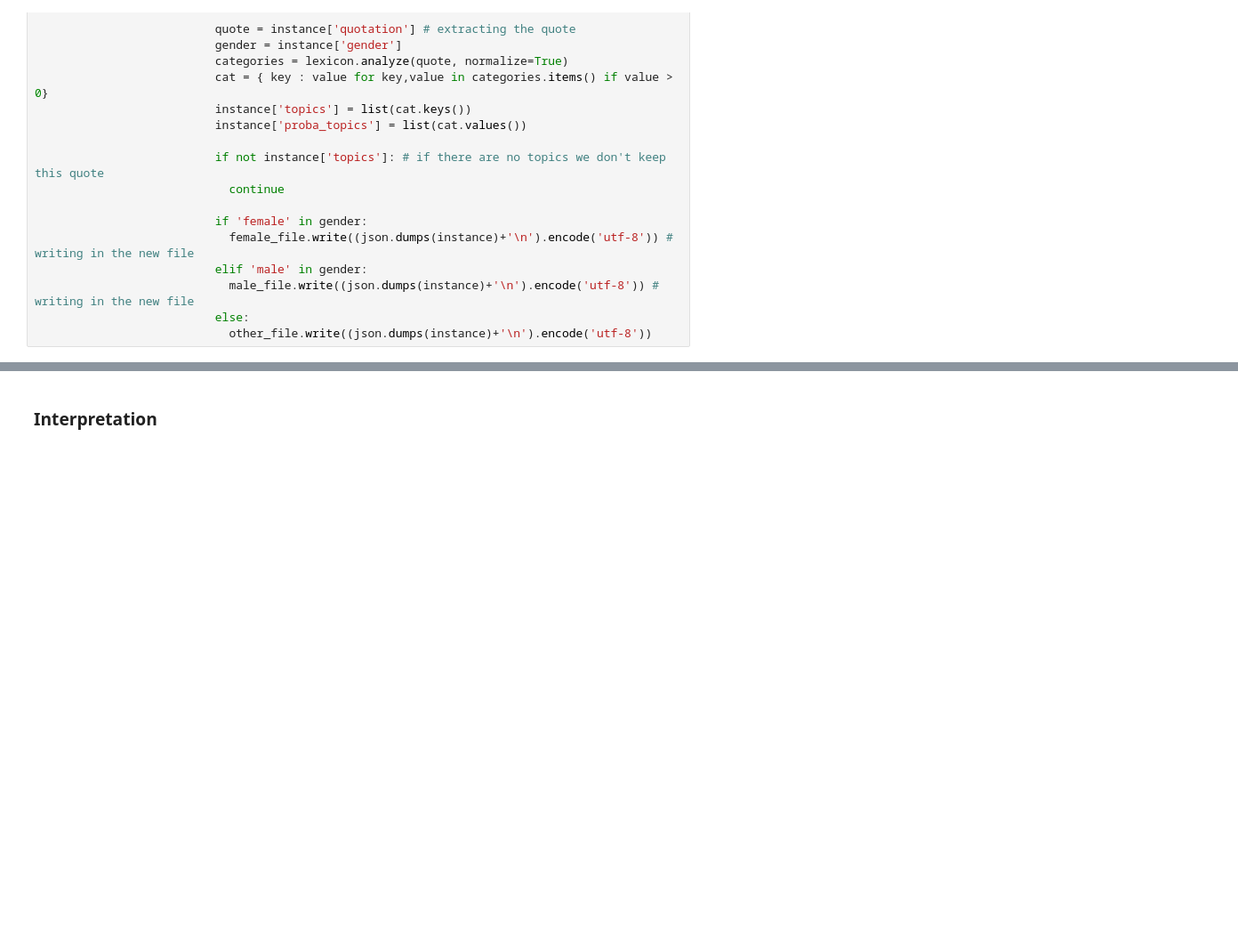
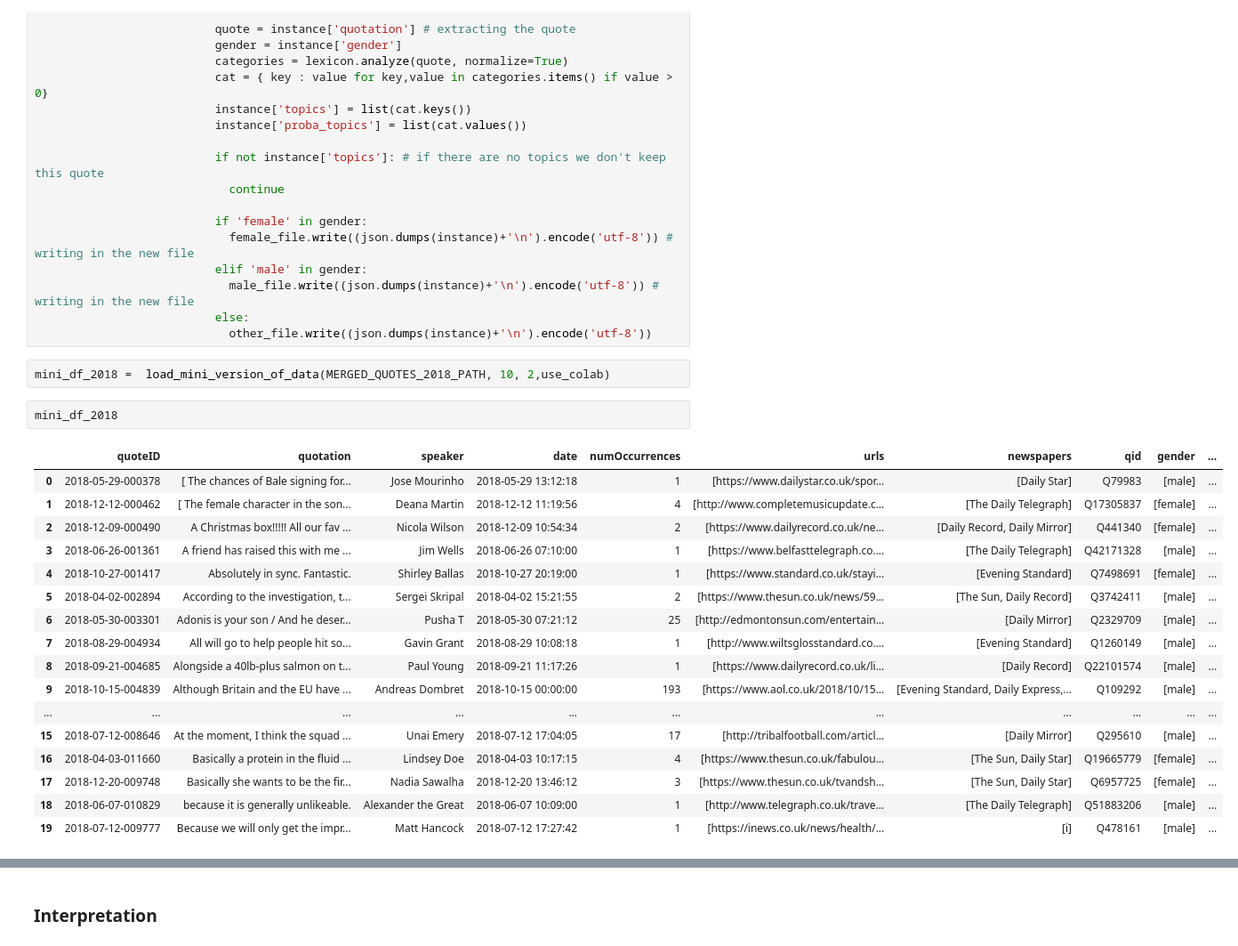
Before and after one commit to epfl-ada/ada-2021-project-palomamo, a Jupyter notebook: gender_topics.ipynb, the cells around one changed output, grey strips where cells are left out. Shown: that part at 89% size. Cells and saved outputs as stored; diff of their text form; blank space fills up the shorter version.

```diff
--- a/gender_topics.ipynb
+++ b/gender_topics.ipynb
@@ -135,3 +117,25 @@ def add_topics(path_in, path_males, path_females, path_others):
                             male_file.write((json.dumps(instance)+'\n').encode('utf-8')) # writing in the new file
                           else:
                             other_file.write((json.dumps(instance)+'\n').encode('utf-8'))
+# %%
+mini_df_2018 =  load_mini_version_of_data(MERGED_QUOTES_2018_PATH, 10, 2,use_colab)
+# %%
+mini_df_2018
+# %% [output]
+|  | quoteID | quotation | speaker | date | numOccurrences | urls | newspapers | qid | gender | ... |
+| 0 | 2018-05-29-000378 | [ The chances of Bale signing for... | Jose Mourinho | 2018-05-29 13:12:18 | 1 | [https://www.dailystar.co.uk/spor... | [Daily Star] | Q79983 | [male] | ... |
+| 1 | 2018-12-12-000462 | [ The female character in the son... | Deana Martin | 2018-12-12 11:19:56 | 4 | [http://www.completemusicupdate.c... | [The Daily Telegraph] | Q17305837 | [female] | ... |
+| 2 | 2018-12-09-000490 | A Christmas box!!!!! All our fav ... | Nicola Wilson | 2018-12-09 10:54:34 | 2 | [https://www.dailyrecord.co.uk/ne... | [Daily Record, Daily Mirror] | Q441340 | [female] | ... |
+| 3 | 2018-06-26-001361 | A friend has raised this with me ... | Jim Wells | 2018-06-26 07:10:00 | 1 | [https://www.belfasttelegraph.co.... | [The Daily Telegraph] | Q42171328 | [male] | ... |
+| 4 | 2018-10-27-001417 | Absolutely in sync. Fantastic. | Shirley Ballas | 2018-10-27 20:19:00 | 1 | [https://www.standard.co.uk/stayi... | [Evening Standard] | Q7498691 | [female] | ... |
+| 5 | 2018-04-02-002894 | According to the investigation, t... | Sergei Skripal | 2018-04-02 15:21:55 | 2 | [https://www.thesun.co.uk/news/59... | [The Sun, Daily Record] | Q3742411 | [male] | ... |
+| 6 | 2018-05-30-003301 | Adonis is your son / And he deser... | Pusha T | 2018-05-30 07:21:12 | 25 | [http://edmontonsun.com/entertain... | [Daily Mirror] | Q2329709 | [male] | ... |
+| 7 | 2018-08-29-004934 | All will go to help people hit so... | Gavin Grant | 2018-08-29 10:08:18 | 1 | [http://www.wiltsglosstandard.co.... | [Evening Standard] | Q1260149 | [male] | ... |
+| 8 | 2018-09-21-004685 | Alongside a 40lb-plus salmon on t... | Paul Young | 2018-09-21 11:17:26 | 1 | [https://www.dailyrecord.co.uk/li... | [Daily Record] | Q22101574 | [male] | ... |
+| 9 | 2018-10-15-004839 | Although Britain and the EU have ... | Andreas Dombret | 2018-10-15 00:00:00 | 193 | [https://www.aol.co.uk/2018/10/15... | [Evening Standard, Daily Express,... | Q109292 | [male] | ... |
+| ... | ... | ... | ... | ... | ... | ... | ... | ... | ... | ... |
+| 15 | 2018-07-12-008646 | At the moment, I think the squad ... | Unai Emery | 2018-07-12 17:04:05 | 17 | [http://tribalfootball.com/articl... | [Daily Mirror] | Q295610 | [male] | ... |
+| 16 | 2018-04-03-011660 | Basically a protein in the fluid ... | Lindsey Doe | 2018-04-03 10:17:15 | 4 | [https://www.thesun.co.uk/fabulou... | [The Sun, Daily Star] | Q19665779 | [female] | ... |
+| 17 | 2018-12-20-009748 | Basically she wants to be the fir... | Nadia Sawalha | 2018-12-20 13:46:12 | 3 | [https://www.thesun.co.uk/tvandsh... | [The Sun, Daily Star] | Q6957725 | [female] | ... |
+| 18 | 2018-06-07-010829 | because it is generally unlikeable. | Alexander the Great | 2018-06-07 10:09:00 | 1 | [http://www.telegraph.co.uk/trave... | [The Daily Telegraph] | Q51883206 | [male] | ... |
+| 19 | 2018-07-12-009777 | Because we will only get the impr... | Matt Hancock | 2018-07-12 17:27:42 | 1 | [https://inews.co.uk/news/health/... | [i] | Q478161 | [male] | ... |
```
Also changed, not shown: parts of 17 cells of this notebook.
